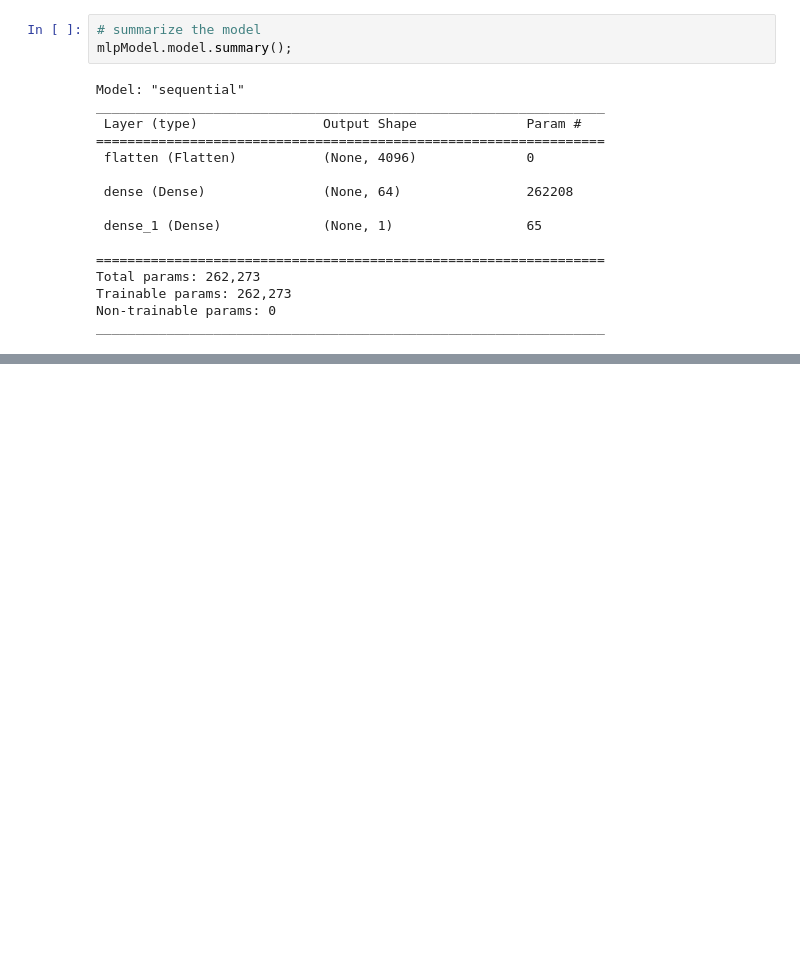
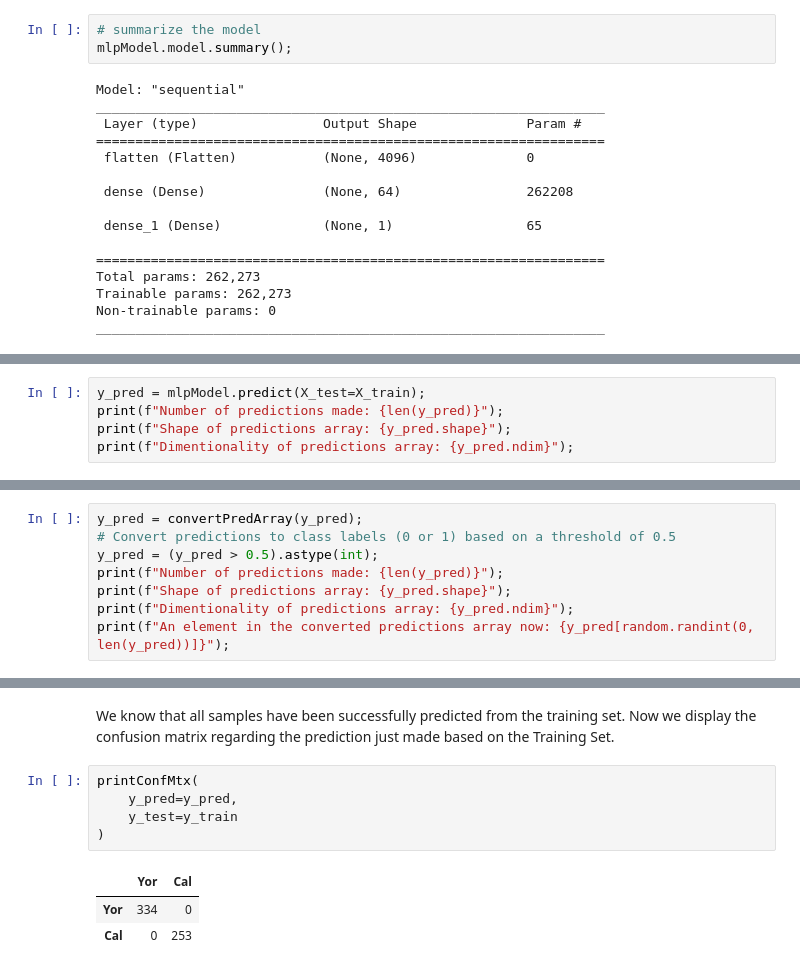
Before and after one commit to kmock930/Texture-Image-Comparison, a Jupyter notebook: CSI5341 Assignment 2 - Kelvin Mock 300453668.ipynb, the cells around one changed output, grey strips where cells are left out. Saved outputs shown, nothing was run; the diff lists cells and outputs as text; blank space fills up the shorter version.

```diff
--- a/CSI5341 Assignment 2 - Kelvin Mock 300453668.ipynb
+++ b/CSI5341 Assignment 2 - Kelvin Mock 300453668.ipynb
@@ -349,0 +355,5 @@ MLP.plotLearningCurve(history);
+# %%
+y_pred = mlpModel.predict(X_test=X_train);
+print(f"Number of predictions made: {len(y_pred)}");
+print(f"Shape of predictions array: {y_pred.shape}");
+print(f"Dimentionality of predictions array: {y_pred.ndim}");
@@ -349,0 +376,8 @@ MLP.plotLearningCurve(history);
+# %%
+y_pred = convertPredArray(y_pred);
+# Convert predictions to class labels (0 or 1) based on a threshold of 0.5
+y_pred = (y_pred > 0.5).astype(int);
+print(f"Number of predictions made: {len(y_pred)}");
+print(f"Shape of predictions array: {y_pred.shape}");
+print(f"Dimentionality of predictions array: {y_pred.ndim}");
+print(f"An element in the converted predictions array now: {y_pred[random.randint(0, len(y_pred))]}");
@@ -349,0 +398,11 @@ MLP.plotLearningCurve(history);
+# %% [markdown]
+We know that all samples have been successfully predicted from the training set. Now we display the confusion matrix regarding the prediction just made based on the Training Set.
+# %%
+printConfMtx(
+    y_pred=y_pred,
+    y_test=y_train
+)
+# %% [output]
+|  | Yor | Cal |
+| Yor | 334 | 0 |
+| Cal | 0 | 253 |
```
Also changed, not shown: parts of 33 cells of this notebook, 6 other files.
